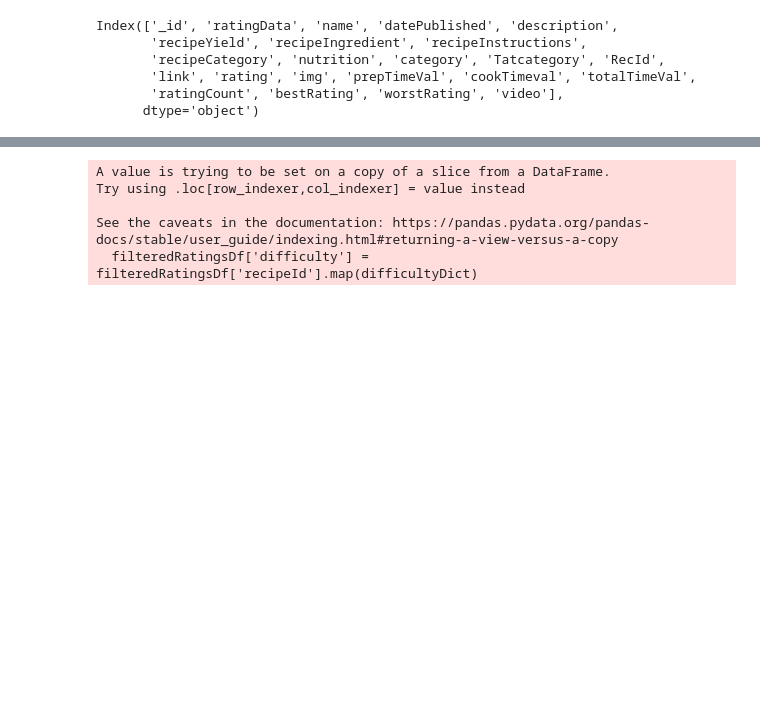
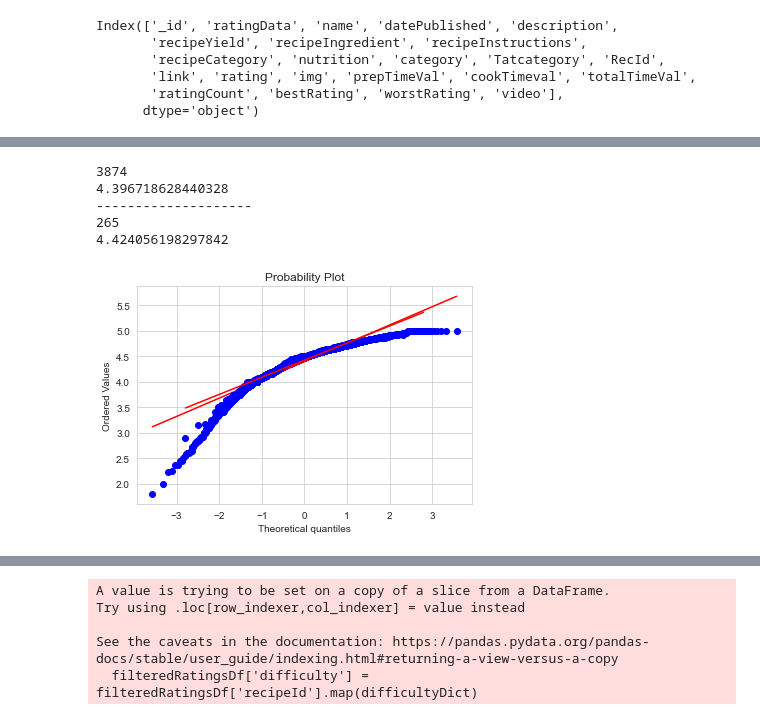
Before and after one commit to ohadf2015/big-data-recipies, a Jupyter notebook: project_updated.ipynb, the cells around one changed output, grey strips where cells are left out. Cells and saved outputs as stored; diff of their text form; code cells hidden in the pictures; blank space fills up the shorter version.

```diff
--- a/project_updated.ipynb
+++ b/project_updated.ipynb
@@ -96,0 +208,34 @@ plt.scatter(time_df.iloc[:, 1], time_df.iloc[:,0], c=y_kmeans, s=50, cmap="virid
+# %%
+user_ratingData={}
+total_time={}
+descrpt={}
+short_time=[]
+long_time=[]
+data = df
+
+for index, row in data.iterrows():
+    if row["totalTimeVal"] < 20:
+        short_time.append(row["rating"])
+    elif row["totalTimeVal"]>700:
+        long_time.append(row["rating"])
+    descrpt.update({row["name"]:row["recipeIngredient"]})
+
+print(len(short_time))
+print(sum(short_time)/len(short_time))
+print("--------------------")
+print(len(long_time))
+print(sum(long_time)/len(long_time))
+# %% [output]
+3874
+4.396718628440328
+--------------------
+265
+4.424056198297842
+# %%
+import pylab
+
+stats.probplot(short_time, dist="norm", plot=pylab)
+stats.probplot(long_time, dist="norm", plot=pylab)
+plt.show()
+# %% [output]
+[figure, added]
```
Also changed, not shown: parts of 49 cells of this notebook, 11 other files.
